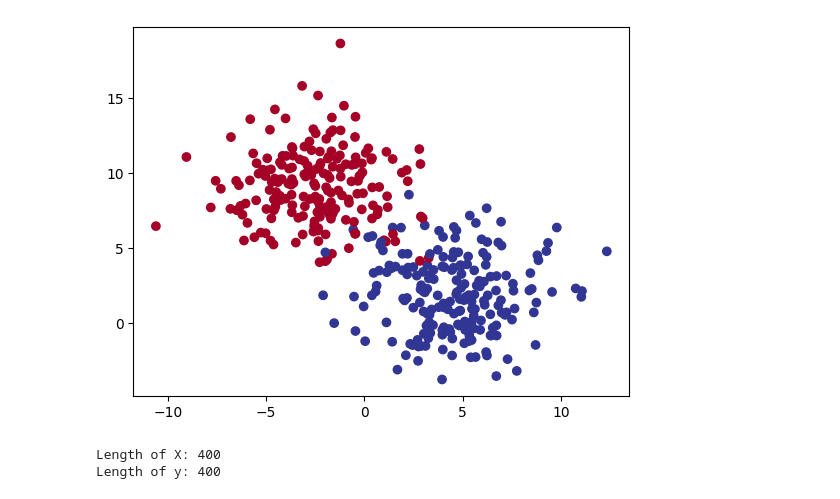
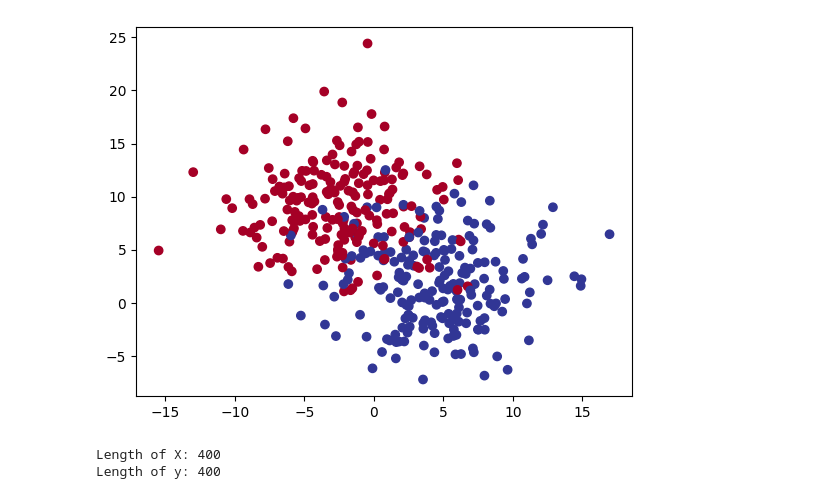
Before and after one commit to RishabSA/ML-models-from-scratch, a Jupyter notebook: Custom Decision Tree with ID3.ipynb, the cells around one changed output. Saved outputs shown, nothing was run; the diff lists cells and outputs as text; code cells hidden in the pictures.

```diff
--- a/Custom Decision Tree with ID3.ipynb
+++ b/Custom Decision Tree with ID3.ipynb
@@ -1,23 +1,23 @@
 # %%
 import numpy as np
 import pandas as pd
 import matplotlib.pyplot as plt
 
 from sklearn.datasets import make_blobs
 
 X, y = make_blobs(n_samples=400,
                   n_features=2,
                   centers=2,
-                  cluster_std=2.5,
+                  cluster_std=4,
                   random_state=42)
 
 plt.scatter(X.transpose()[0],
             X.transpose()[1],
             c=y,
             cmap="RdYlBu")
 plt.show()
 # %% [output]
-[figure, old version]
+[figure, new version]
 # %%
 print(f"Length of X: {len(X)}")
 print(f"Length of y: {len(y)}")
```
Also changed, not shown: parts of 5 cells of this notebook, 5 other files.
